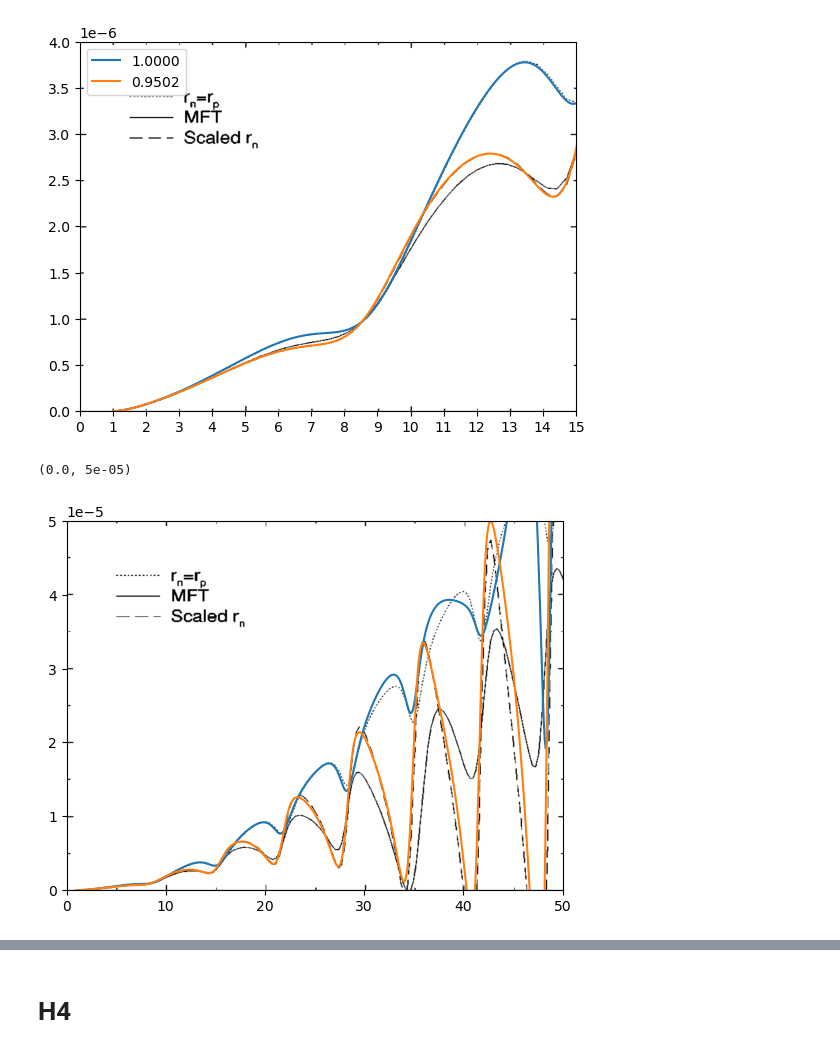
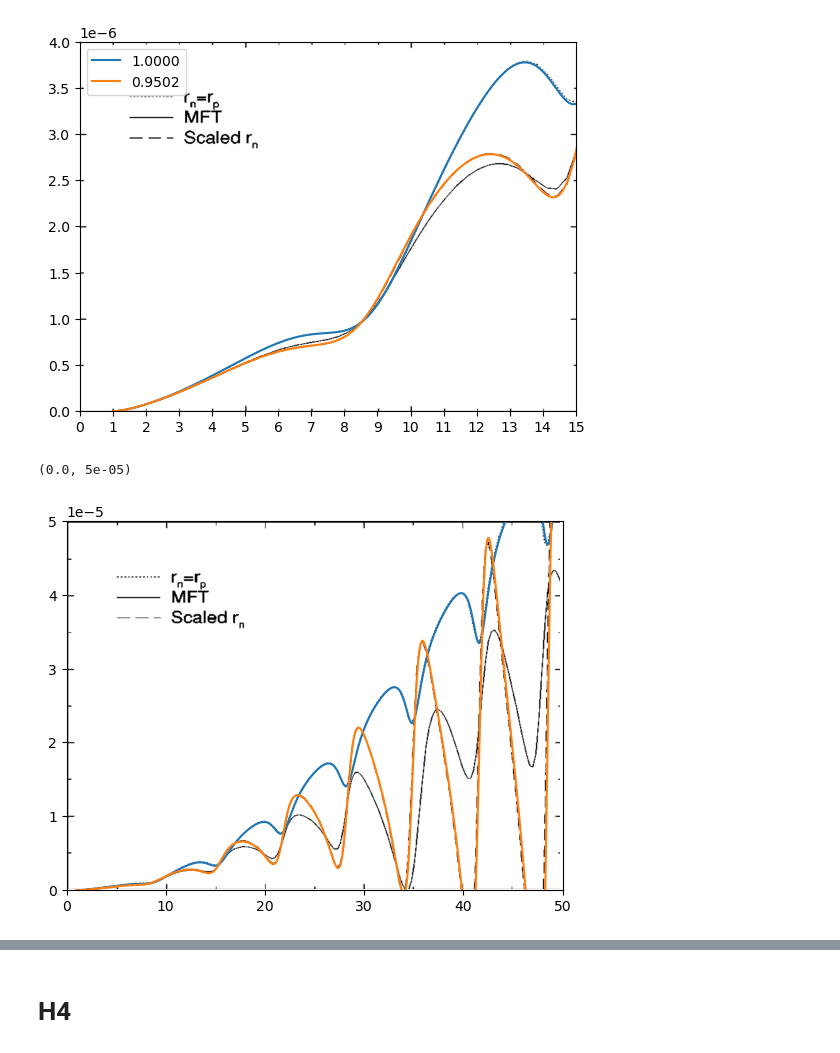
Before and after one commit to Partynumbers42/phasr, a Jupyter notebook: AsymmetryTest.ipynb, the cells around one changed output, grey strips where cells are left out. Cells and saved outputs as stored; diff of their text form; code cells hidden in the pictures.

```diff
--- a/AsymmetryTest.ipynb
+++ b/AsymmetryTest.ipynb
@@ -295,7 +282,7 @@ plt.legend()
 # %% [markdown]
 ### Compare
 # %%
-args_APV_Pb208={'method': 'DOP853', 'N_partial_waves': 120, 'atol': 1e-10, 'rtol': 1e-09, 'energy_norm': 0.1973269804, 'phase_difference_limit': 1e-06}
+args_APV_Pb208={'method': 'DOP853', 'N_partial_waves': 120, 'atol': 1e-13, 'rtol': 1e-13, 'energy_norm': 197.3269804, 'phase_difference_limit': 1e-09}
 # %%
 theta_deg=np.arange(1,50,1e-1)
 E_MeV=850
@@ -326,16 +328,16 @@ plt.legend()
 # %%
 img = plt.imread("../data_electronscattering/Pb208_ACP_ref2.png")
 #plt.figure(figsize=(10,10))
-plt.imshow(img, extent=[0,50,0, 5e-5],aspect='auto')
+plt.imshow(img, extent=[0.1,49.6,0.02e-5, 4.98e-5],aspect='auto')
 #
 #
 plt.plot(theta_deg,A_PV1,label='1.0000')
 plt.plot(theta_deg,A_PV2,label='0.9502')
 #
 #plt.xticks(np.arange(0,16,1))
 plt.xlim(0,50)
 plt.ylim(0,5e-5)
 #plt.legend()
 # %% [output]
 (0.0, 5e-05)
-[figure, old version]
+[figure, new version]
```
Also changed, not shown: parts of 23 cells of this notebook, 3 other files.
